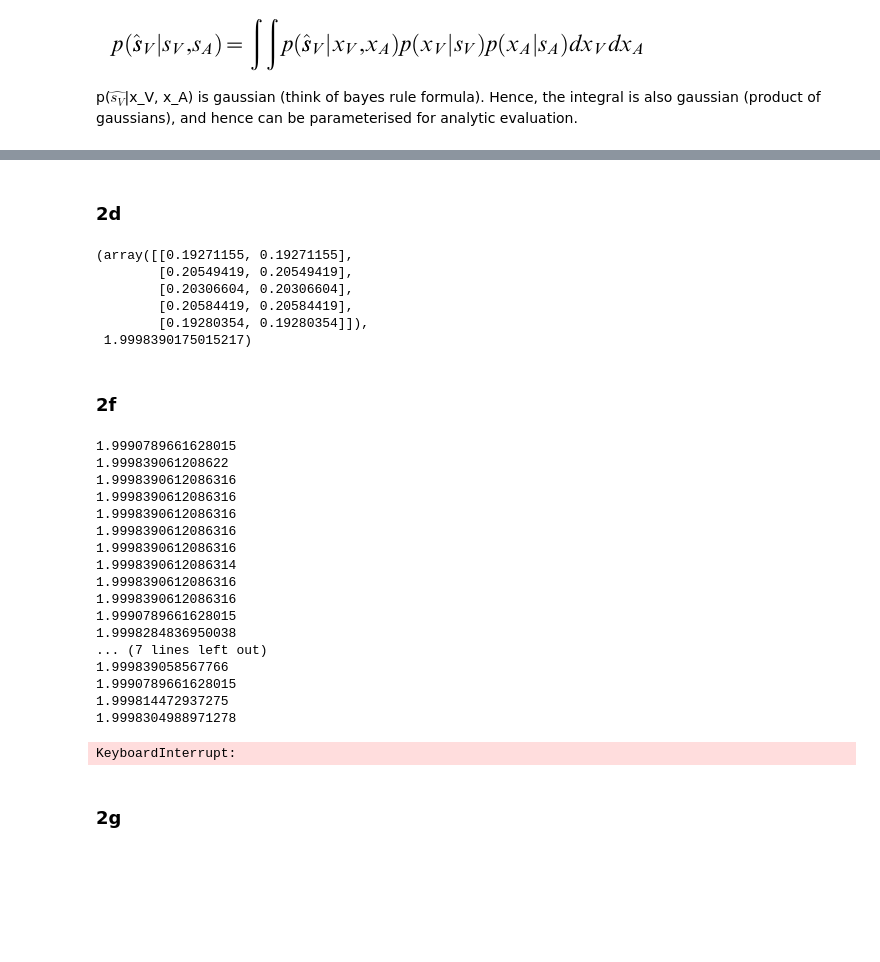
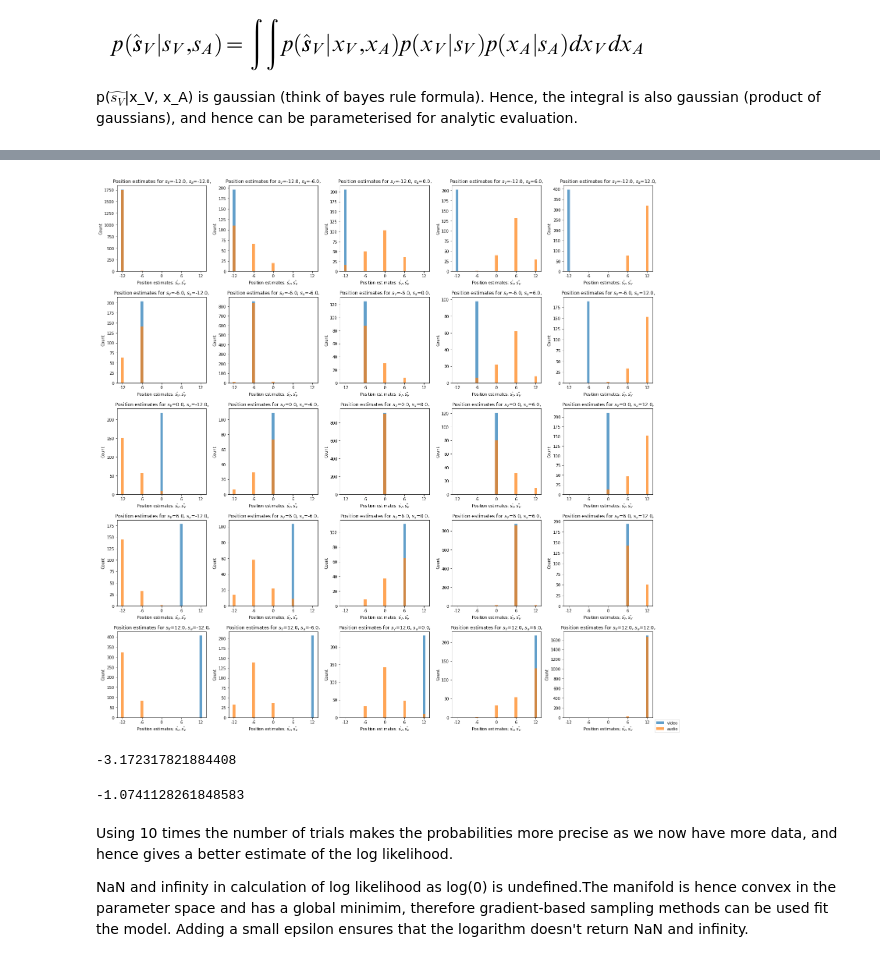
Before and after one commit to anujanegi/causal-inference, a Jupyter notebook: Causal Inference in Multisensory Perception.ipynb, the cells around one changed output, grey strips where cells are left out. Drawn from its saved outputs; the diff is of its cells as text; code cells hidden in the pictures; blank space fills up the shorter version.

```diff
--- a/Causal Inference in Multisensory Perception.ipynb
+++ b/Causal Inference in Multisensory Perception.ipynb
@@ -54,4 +35,3 @@ stimulus_pairs, is_common
 # %%
 trials = int(1e4)
-s_hat_v_hist, s_hat_a_hist = model.make_button_presses(trials)
-trials, stimulus_pairs
+stimulus_pairs, _ = model.generate_stimulus_pairs(trials)
@@ -87,40 +38,19 @@ p_v = np.sum(s_hat_a_hist_model)/(np.sum(s_hat_v_hist_model)+np.sum(s_hat_a_hist
-# %% [markdown]
-### 2d
-# %%
-model.log_likelihood()
-# %% [output]
-(array([[0.19271155, 0.19271155],
-        [0.20549419, 0.20549419],
-        [0.20306604, 0.20306604],
-        [0.20584419, 0.20584419],
-        [0.19280354, 0.19280354]]),
- 1.9998390175015217)
-# %% [markdown]
-### 2f
-# %%
-start = timeit.timeit()
-likelihoods = model.brute_fitting()
-end = timeit.timeit()
-
-print(end - start)
-# %% [output]
-1.9990789661628015
-1.999839061208622
-1.9998390612086316
-1.9998390612086316
-1.9998390612086316
-1.9998390612086316
-1.9998390612086316
-1.9998390612086314
-1.9998390612086316
-1.9998390612086316
-1.9990789661628015
-1.9998284836950038
-... (7 lines left out)
-1.999839058567766
-1.9990789661628015
-1.999814472937275
-1.9998304988971278
-KeyboardInterrupt:
-# %% [markdown]
-### 2g
+# %%
+s_hat_v_hist, s_hat_a_hist = model.make_button_presses(stimulus_pairs, plot=True)
+# %% [output]
+[figure, added]
+# %%
+# sigma_p = 15
+model.log_likelihood(s_hat_v_hist, s_hat_a_hist)
+# %% [output]
+-3.172317821884408
+# %%
+# testing function with different parameters
+model.log_likelihood(p_commom=0.5, sigma_v=0.1, sigma_a=2, sigma_p=2)
+# %% [output]
+-1.0741128261848583
+# %% [markdown]
+Using 10 times the number of trials makes the probabilities more precise as we now have more data, and hence gives a better estimate of the log likelihood.
+
+NaN and infinity in calculation of log likelihood as log(0) is undefined.The manifold is hence convex in the parameter space and has a global minimim, therefore gradient-based sampling methods can be used fit the model.
+Adding a small epsilon ensures that the logarithm doesn't return NaN and infinity.
```
Also changed, not shown: parts of 9 cells of this notebook.
